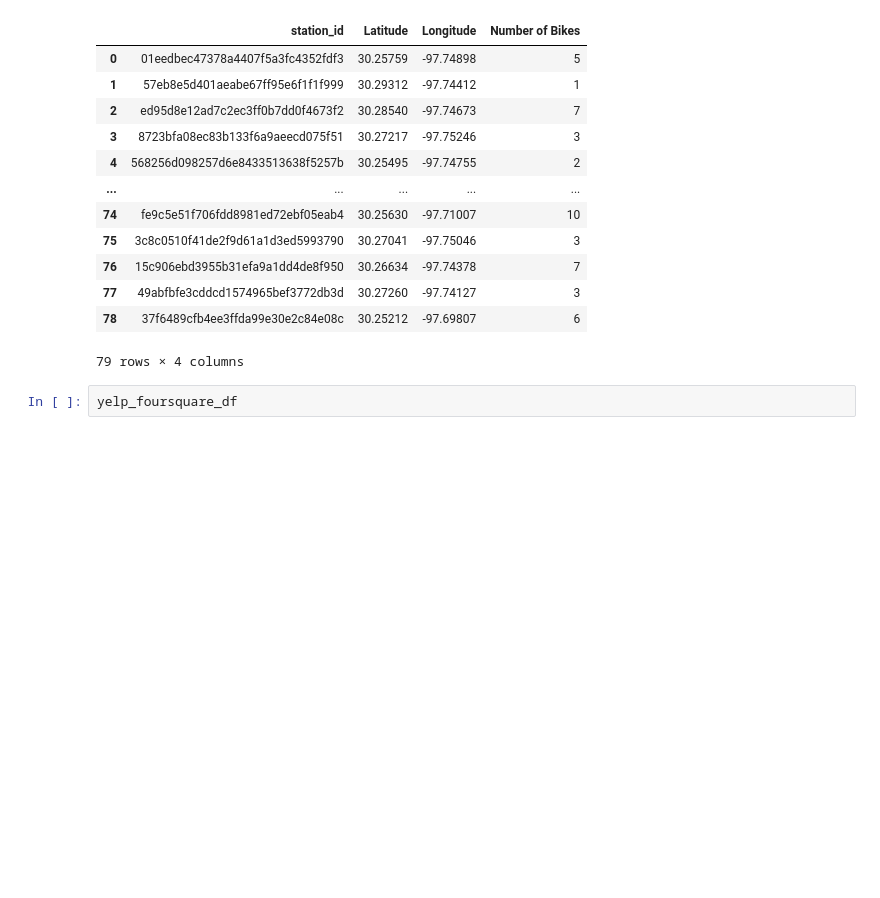
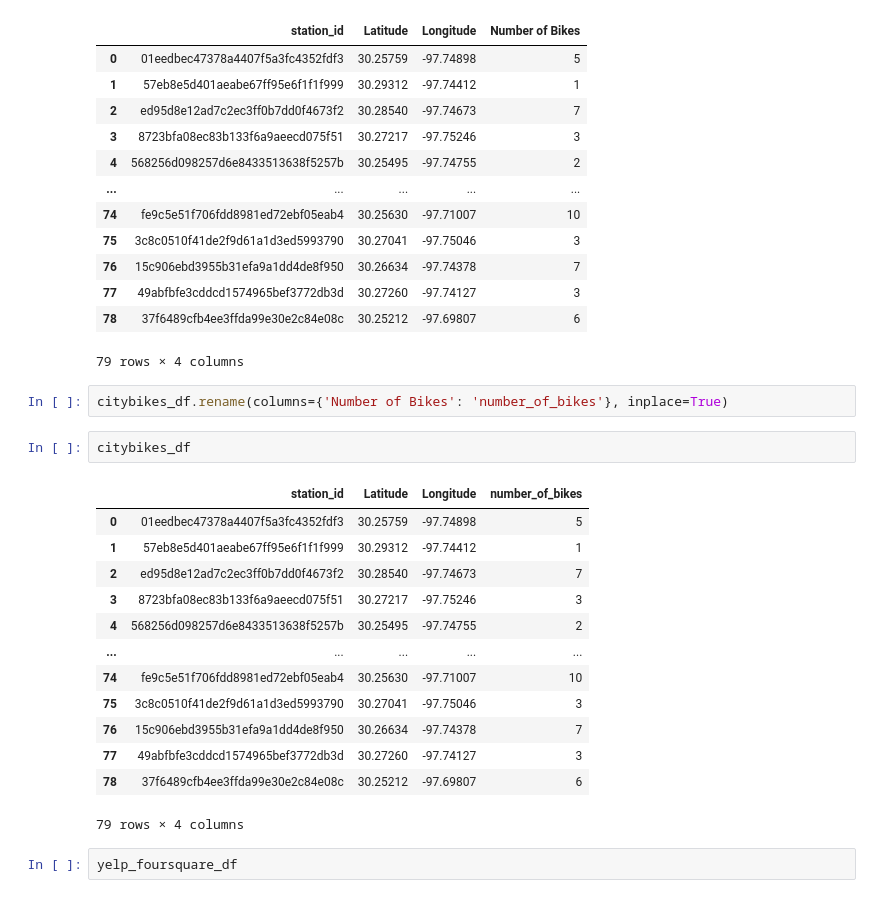
Before and after one commit to LaraOnipede/Stat-Modelling-with-Python, a Jupyter notebook: notebooks/joining_data.ipynb, the cells around one changed output. Cells and saved outputs as stored; diff of their text form; blank space fills up the shorter version.

```diff
--- a/notebooks/joining_data.ipynb
+++ b/notebooks/joining_data.ipynb
@@ -39,6 +39,24 @@ citybikes_df
 | 77 | 49abfbfe3cddcd1574965bef3772db3d | 30.27260 | -97.74127 | 3 |
 | 78 | 37f6489cfb4ee3ffda99e30e2c84e08c | 30.25212 | -97.69807 | 6 |
 79 rows × 4 columns
+# %%
+citybikes_df.rename(columns={'Number of Bikes': 'number_of_bikes'}, inplace=True)
+# %%
+citybikes_df
+# %% [output]
+|  | station_id | Latitude | Longitude | number_of_bikes |
+| 0 | 01eedbec47378a4407f5a3fc4352fdf3 | 30.25759 | -97.74898 | 5 |
+| 1 | 57eb8e5d401aeabe67ff95e6f1f1f999 | 30.29312 | -97.74412 | 1 |
+| 2 | ed95d8e12ad7c2ec3ff0b7dd0f4673f2 | 30.28540 | -97.74673 | 7 |
+| 3 | 8723bfa08ec83b133f6a9aeecd075f51 | 30.27217 | -97.75246 | 3 |
+| 4 | 568256d098257d6e8433513638f5257b | 30.25495 | -97.74755 | 2 |
+| ... | ... | ... | ... | ... |
+| 74 | fe9c5e51f706fdd8981ed72ebf05eab4 | 30.25630 | -97.71007 | 10 |
+| 75 | 3c8c0510f41de2f9d61a1d3ed5993790 | 30.27041 | -97.75046 | 3 |
+| 76 | 15c906ebd3955b31efa9a1dd4de8f950 | 30.26634 | -97.74378 | 7 |
+| 77 | 49abfbfe3cddcd1574965bef3772db3d | 30.27260 | -97.74127 | 3 |
+| 78 | 37f6489cfb4ee3ffda99e30e2c84e08c | 30.25212 | -97.69807 | 6 |
+79 rows × 4 columns
 # %%
 yelp_foursquare_df
 # %% [output]
```
Also changed, not shown: parts of 12 cells of this notebook.
